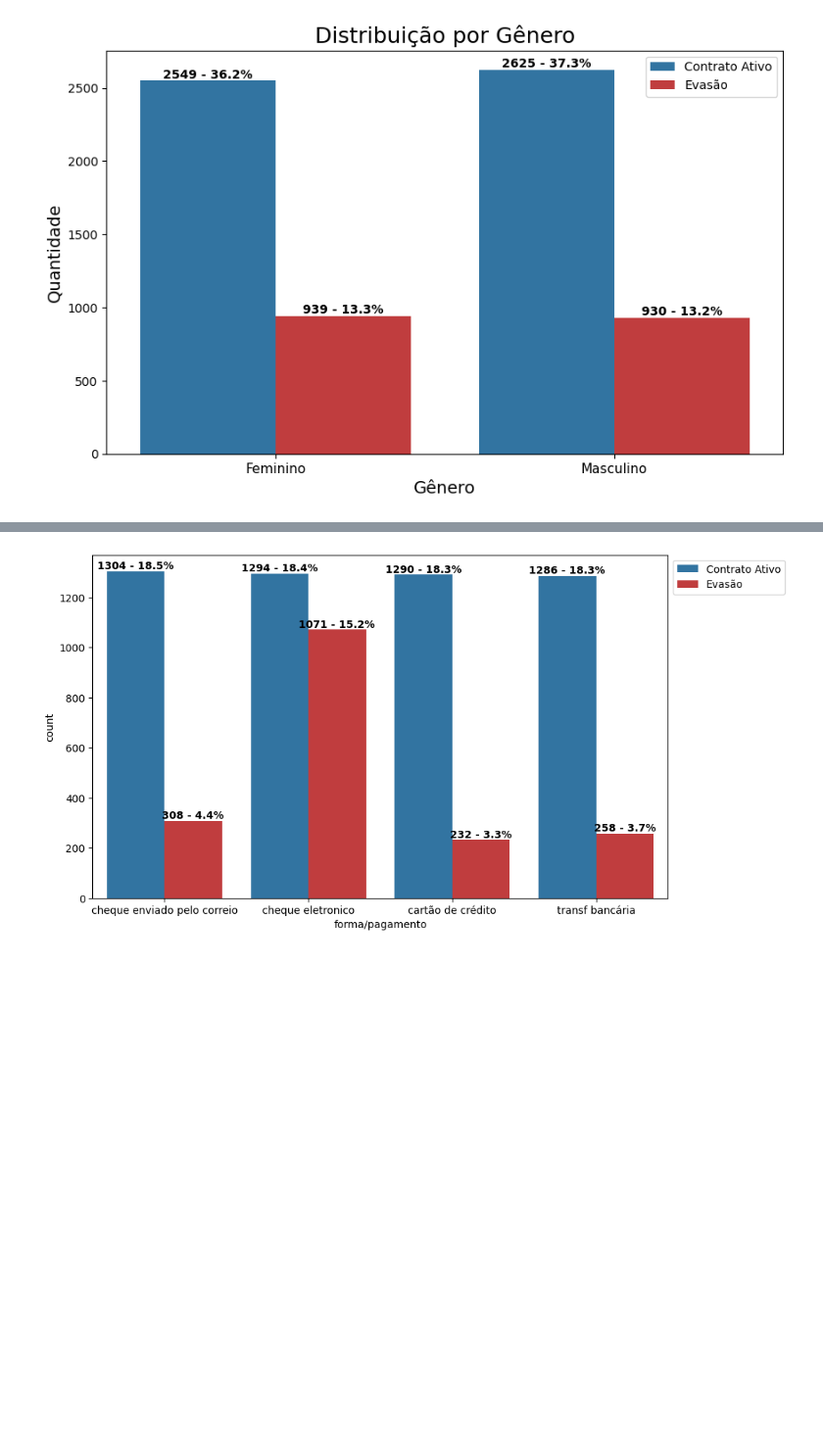
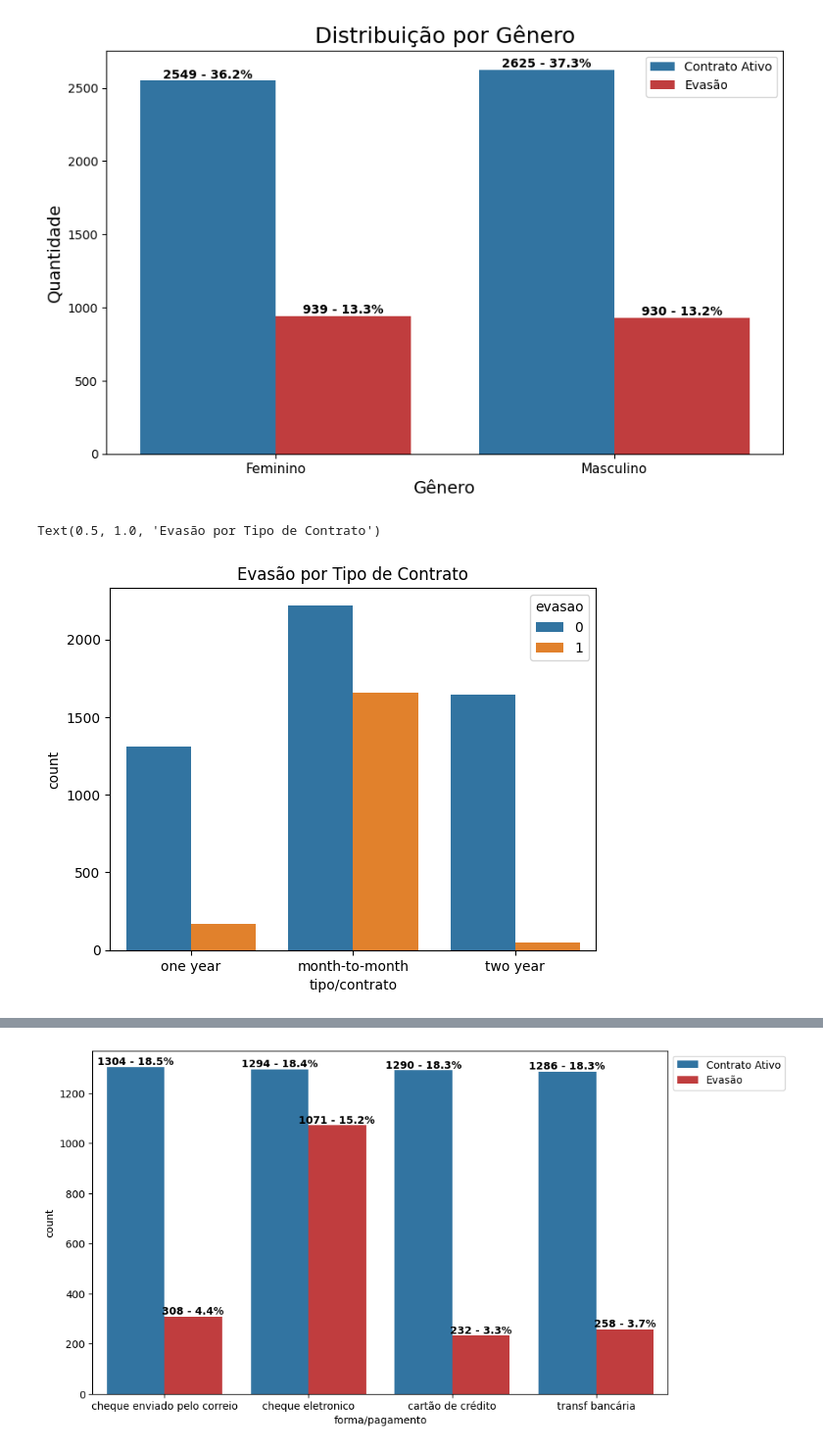
Before and after one commit to DuillesAD/Challenge-Telecon-X-analise-de-dados, a Jupyter notebook: Challenge_Telecon_X_analise_de_dados.ipynb, the cells around one changed output, grey strips where cells are left out. Shown at 98% size. Cells and saved outputs as stored; diff of their text form; code cells hidden in the pictures; blank space fills up the shorter version.

```diff
--- a/Challenge_Telecon_X_analise_de_dados.ipynb
+++ b/Challenge_Telecon_X_analise_de_dados.ipynb
@@ -284,3 +283,9 @@ for patch in ax.patches:
         ax.text(x, y, f'{y:.0f} - {100*y/len(df):.1f}%', ha='center', va='bottom', fontweight='bold')
 # %% [output]
 [figure]
+# %%
+sns.countplot(data=df, x='tipo/contrato', hue='evasao')
+plt.title('Evasão por Tipo de Contrato')
+# %% [output]
+Text(0.5, 1.0, 'Evasão por Tipo de Contrato')
+[figure, added]
```
Also changed, not shown: parts of 3 cells of this notebook.
